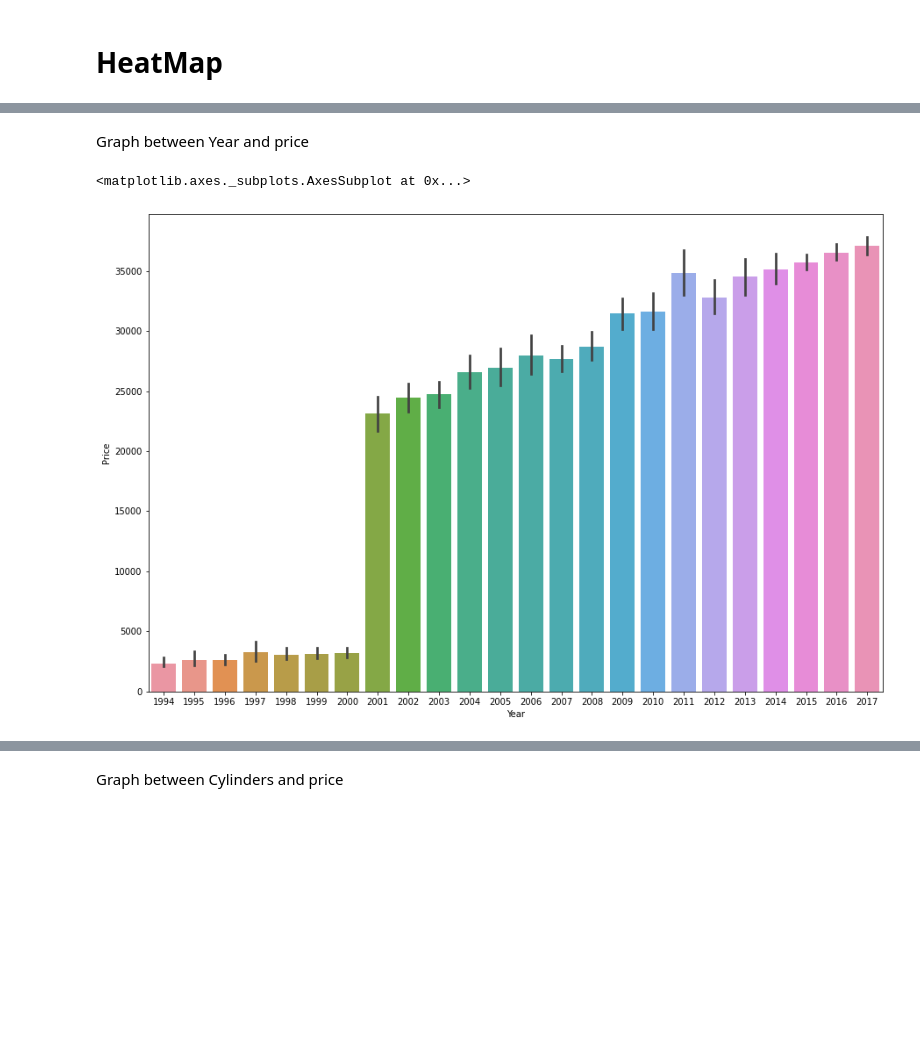
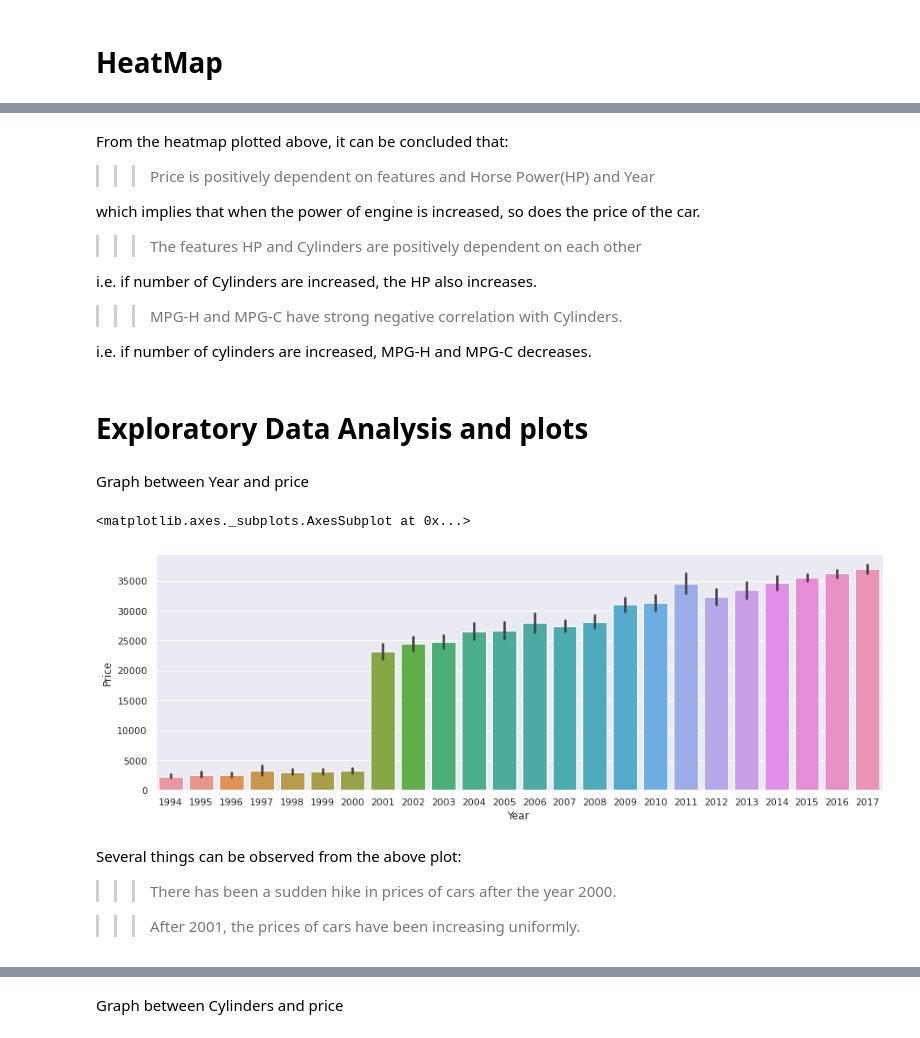
Before and after one commit to shubham-tulshyan/Untitled3.ipynb, a Jupyter notebook: Untitled0.ipynb, the cells around one changed output, grey strips where cells are left out. Saved outputs shown, nothing was run; the diff lists cells and outputs as text; code cells hidden in the pictures; blank space fills up the shorter version.

```diff
--- a/Untitled0.ipynb
+++ b/Untitled0.ipynb
@@ -100,5 +145,7 @@ df.head(5)
 # %% [markdown]
 # **Renaming the columns**
 # %%
-df=df.rename(columns={"Engine HP": "HP", "Engine Cylinders": "Cylinders", "Transmission Type": "Transmission", "Driven_Wheels": "Drive Mode", "highway MPG": "MPG-H", "city mpg": "MPG-C", "MSRP": "Price"})
-df.head(5)
+# Renaming the columns mentioned in the problem statement
+carData.rename(columns = { "Engine HP": "HP", "Engine Cylinders": "Cylinders",
+                          "Transmission Type": "Transmission", "Driven_Wheels": "Drive Mode","highway MPG": "MPG-H",
+                          "city mpg": "MPG-C", "MSRP": "Price"}, inplace = True)
@@ -196,0 +204,4 @@ dtype: int64
+# %%
+# Dropping the null values
+carData=carData.dropna()
+carData.count()
@@ -239,0 +303,6 @@ df.shape
+# %%
+# Removal of outliers by Interquartile Range Method
+q1=carData.quantile(0.25)
+q3=carData.quantile(0.75)
+iqr=q3-q1
+iqr
@@ -239,0 +318,3 @@ df.shape
+# %%
+# Removing Outliners
+carData=carData[~((carData<(q1-1.5*iqr))|(carData>(q3+1.5*iqr))).any(axis=1)]
@@ -337,8 +424,30 @@ plt.show()
+# %% [markdown]
+From the heatmap plotted above, it can be concluded that:
+
+>>> Price is positively dependent on features and Horse Power(HP) and Year
+
+which implies that when the power of engine is increased, so does the price of the car.
+
+>>> The features HP and Cylinders are positively dependent on each other
+
+i.e. if number of Cylinders are increased, the HP also increases.
+
+>>>MPG-H and MPG-C have strong negative correlation with Cylinders.
+
+i.e. if number of cylinders are increased, MPG-H and MPG-C decreases.
+# %% [markdown]
+# **Exploratory Data Analysis and plots**
 # %% [markdown]
 Graph between Year and price
 # %%
-plt.figure(figsize=(15,10))
-sns.barplot(df['Year'], df['Price'])
+plt.figure(figsize=(15,5))
+sns.barplot(carData['Year'],carData['Price'])
 # %% [output]
 <matplotlib.axes._subplots.AxesSubplot at 0x...>
-[figure, old version]
+[figure, new version]
+# %% [markdown]
+Several things can be observed from the above plot:
+
+>>>There has been a sudden hike in prices of cars after the year 2000.
+
+>>>After 2001, the prices of cars have been increasing uniformly.
```
Also changed, not shown: parts of 146 cells of this notebook.
